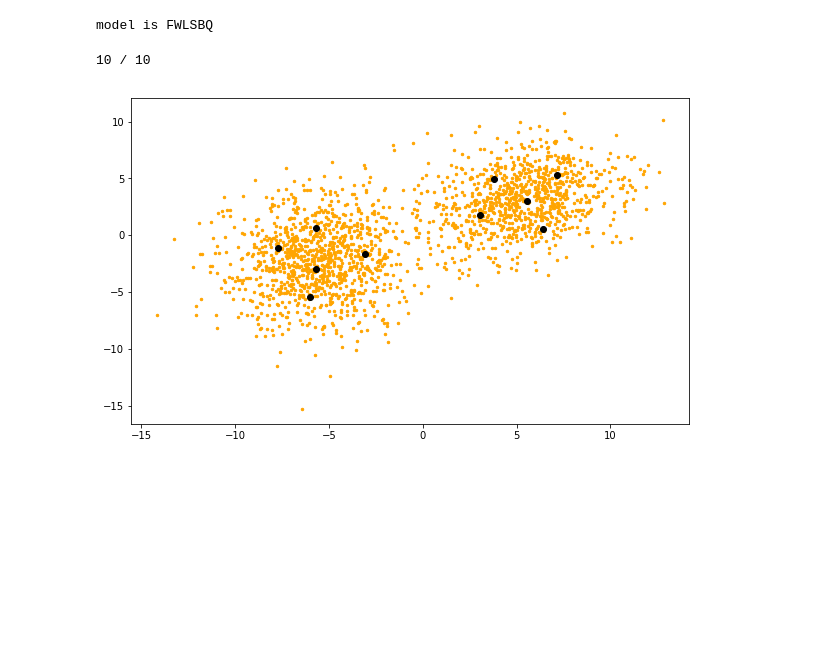
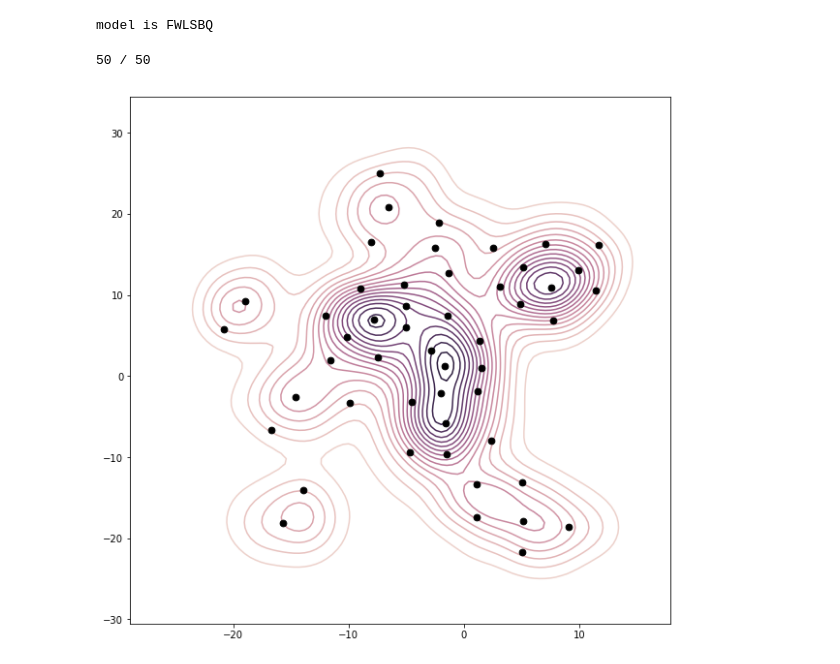
Before and after one commit to ncloarec/FWBQ_project, a Jupyter notebook: notebooks/FrankWolfeBayesianQuadrature.ipynb, the cells around one changed output. Cells and saved outputs as stored; diff of their text form; code cells hidden in the pictures; blank space fills up the shorter version.

```diff
--- a/notebooks/FrankWolfeBayesianQuadrature.ipynb
+++ b/notebooks/FrankWolfeBayesianQuadrature.ipynb
@@ -68,11 +106,12 @@ for i in range(X.shape[0]):
 # %%
 number = 80
 
-samplepoints = sample(mixmus, mixsigmas, mixweights, number)
-X = sorted(samplepoints[:,0])
-Y = sorted(samplepoints[:,1])
+# samplepoints = sample(mixmus, mixsigmas, mixweights, number)
 
-X, Y = np.meshgrid(X, Y)
+x = np.linspace(num = number, start = np.min(samplepoints[:,0]-3), stop = np.max(samplepoints[:,0]+3))
+y = np.linspace(num = number, start = np.min(samplepoints[:,1]-3), stop = np.max(samplepoints[:,1]+3))
+
+X, Y = np.meshgrid(x, y)
 Z = np.zeros(X.shape)
 s = 0
 for i in range(Z.shape[0]):
@@ -97,8 +139,8 @@ plt.show()
 # %% [markdown]
 ### Monte Carlo integration
 # %%
-n = 100 # number of points to draw at each iteration
-m = 10 # number of iterations
+n = 1000 # number of points to draw at each iteration
+m = 1 # number of iterations
 I = []
 for i in range(m):
     A = 0
@@ -113,7 +155,7 @@ Monte Carlo integration :  6.50603068728
 # %% [markdown]
 ### Frank-Wolfe Bayesian Quadrature integration
 # %%
-n = 40 # number of points to draw
+n = 50 # number of points to draw
 lambda_ = 1
 sigma_ = 2
 # %%
@@ -209,20 +252,20 @@ for i in range(2, n+1):
         return(s)
 
     # samplepoints to find the minimum among them
-    if i > 0:
-        samplepoints = sample(mixmus, mixsigmas, mixweights, n = 500)
+    if i == 2:
+        samplepoints1 = sample(mixmus, mixsigmas, mixweights, n = 500)
 
     # start = clock()
     # find the minimum X
-    Xmin = samplepoints[0]
+    Xmin = samplepoints1[0]
     Tmin = T(x = Xmin, i = i, kernel = kernel, meanmapkernel = meanmapkernel)
-    for X in samplepoints:
+    for X in samplepoints1:
         t = T(x = X, i = i, kernel = kernel, meanmapkernel = meanmapkernel)
         if t < Tmin:
             Xmin = X
             Tmin = t
     X = Xmin
-    # X = samplepoints[np.argmin([T(x, i, kernel, meanmapkernel) for x in samplepoints])]
+    # X = samplepoints1[np.argmin([T(x, i, kernel, meanmapkernel) for x in samplepoints1])]
     # end = clock()
     # print(end - start, "\n")
 
@@ -264,25 +307,34 @@ for i in range(2, n+1):
     g = psi(rho = rho[-1], a = g, b = dico[i]["function"])
     dico[i]["g"] = g
 # %% [output]
-10 / 10
+50 / 50
 # %%
 # plot the selected points and the distribution of the probability p
 
 selectedpoints = np.matrix(data = np.zeros(n*dim).reshape(n, dim))
 
 i = 0
 for x in dico.items():
     selectedpoints[i,:] = x[1]["point"]
     i = i+1
 
 selectedpoints = np.array(selectedpoints)
 
-samplepoints = sample(mixmus, mixsigmas, mixweights, 2000)
+plt.figure(figsize=(10, 10))
+
+# samplepoints = sample(mixmus, mixsigmas, mixweights, 4000)
 X1 = samplepoints[:,0]
 Y1 = samplepoints[:,1]
 plt.rcParams["figure.figsize"] = (10, 6)
-plt.scatter(X1, Y1, color = "orange", s = 6)
-plt.scatter(selectedpoints[:,0], selectedpoints[:,1], color = "black")
+# plt.scatter(X1, Y1, color = "orange", s = 6)
+# create a cubehelix colormap to use with kdeplot
+cmap = sns.cubehelix_palette(as_cmap=True)
+# plot
+sns.kdeplot(X1, Y1, cmap=cmap, shade=False, cut=2, n_levels=20)
+plt.scatter(selectedpoints[:,0], selectedpoints[:,1], color = "black", s=45, zorder=2)
+
+plt.savefig("plot-simulation-selectedpoints-"+model+".png", dpi = 100, bbox_inches ="tight")
+
 plt.show()
 # %% [output]
-[figure, old version]
+[figure, new version]
```
Also changed, not shown: parts of 19 cells of this notebook.
